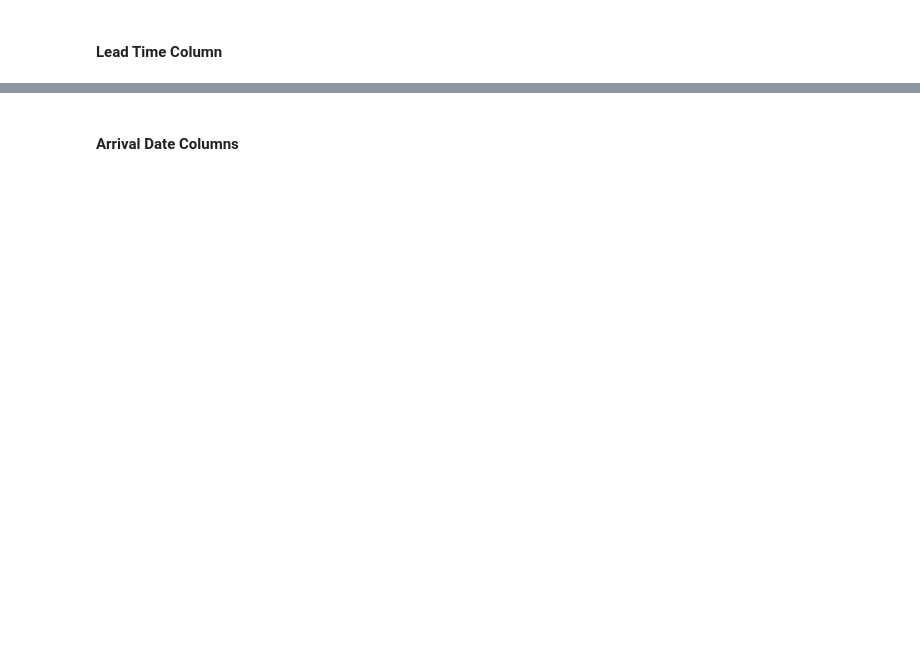
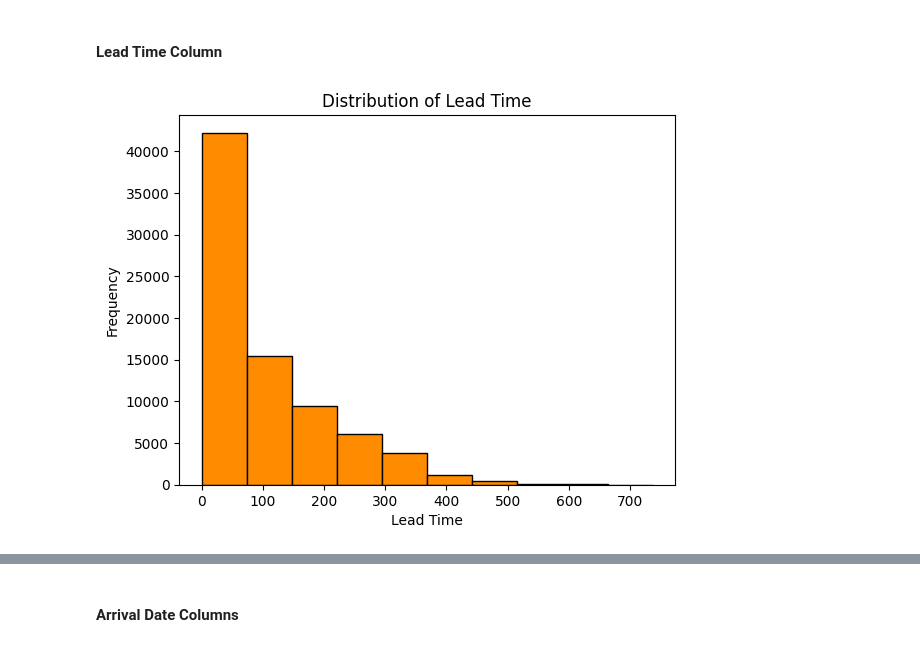
Before and after one commit to achen409/cs236-project, a Jupyter notebook: hotel_booking_cleaning.ipynb, the cells around one changed output, grey strips where cells are left out. Saved outputs shown, nothing was run; the diff lists cells and outputs as text; code cells hidden in the pictures; blank space fills up the shorter version.

```diff
--- a/hotel_booking_cleaning.ipynb
+++ b/hotel_booking_cleaning.ipynb
@@ -87,2 +109,11 @@ plt.show()
 # %% [markdown]
 #### Lead Time Column
+# %%
+plt.hist(hotel_pd["lead_time"], bins=10, color="darkorange", edgecolor="black")
+plt.xlabel("Lead Time")
+plt.ylabel("Frequency")
+plt.title("Distribution of Lead Time")
+
+plt.show()
+# %% [output]
+[figure, added]
```
Also changed, not shown: parts of 10 cells of this notebook.
